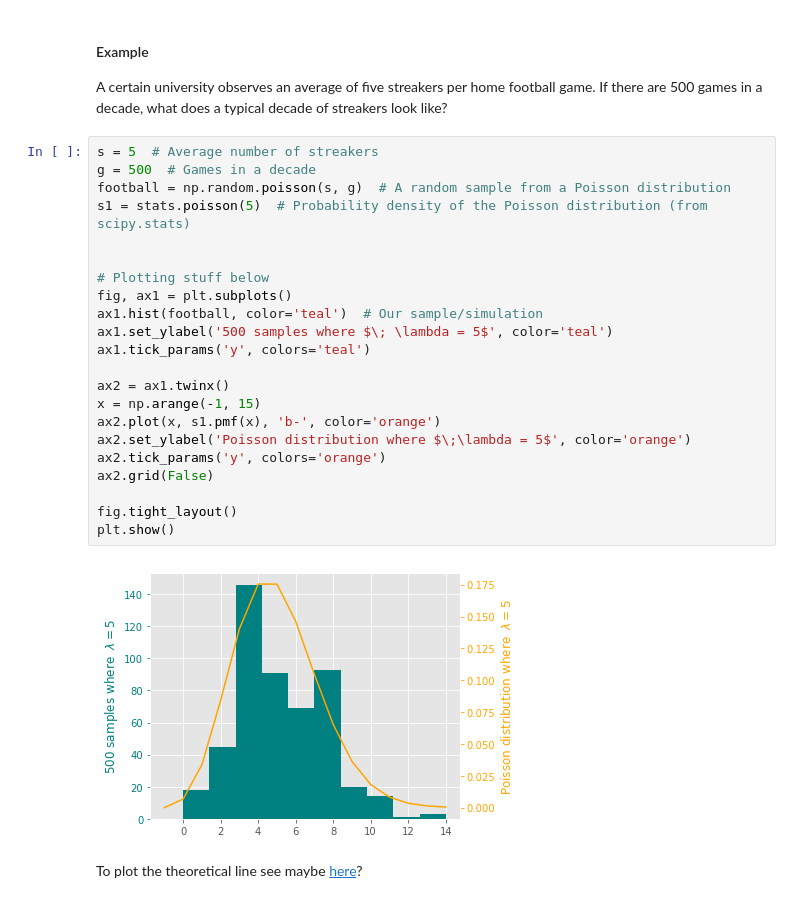
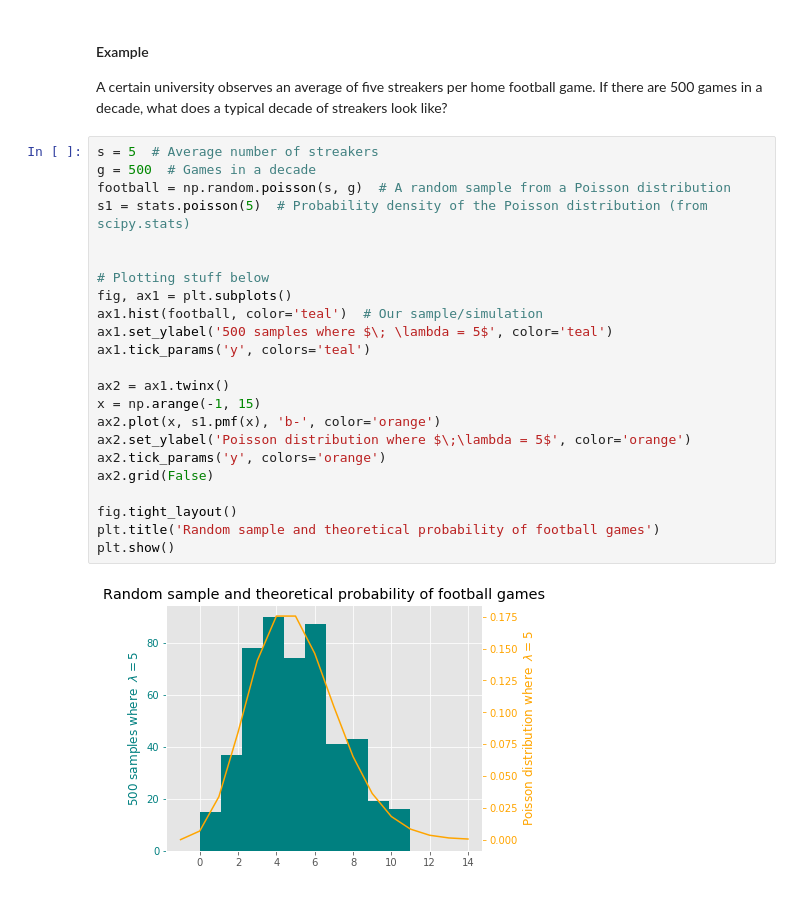
Before and after one commit to mehemken/stats_sesh, a Jupyter notebook: Stats ML with Python.ipynb, the cells around one changed output. Drawn from its saved outputs; the diff is of its cells as text.

```diff
--- a/Stats ML with Python.ipynb
+++ b/Stats ML with Python.ipynb
@@ -341,26 +438,25 @@ A certain university observes an average of five streakers per home football gam
 # %%
 s = 5  # Average number of streakers
 g = 500  # Games in a decade
 football = np.random.poisson(s, g)  # A random sample from a Poisson distribution
 s1 = stats.poisson(5)  # Probability density of the Poisson distribution (from scipy.stats)
 
 
 # Plotting stuff below
 fig, ax1 = plt.subplots()
 ax1.hist(football, color='teal')  # Our sample/simulation
 ax1.set_ylabel('500 samples where $\; \lambda = 5$', color='teal')
 ax1.tick_params('y', colors='teal')
 
 ax2 = ax1.twinx()
 x = np.arange(-1, 15)
 ax2.plot(x, s1.pmf(x), 'b-', color='orange')
 ax2.set_ylabel('Poisson distribution where $\;\lambda = 5$', color='orange')
 ax2.tick_params('y', colors='orange')
 ax2.grid(False)
 
 fig.tight_layout()
+plt.title('Random sample and theoretical probability of football games')
 plt.show()
 # %% [output]
-[figure, old version]
+[figure, new version]
-# %% [markdown]
-To plot the theoretical line see maybe [here](http://www.astroml.org/book_figures/chapter3/fig_poisson_distribution.html)?
```
Also changed, not shown: parts of 35 cells of this notebook.
